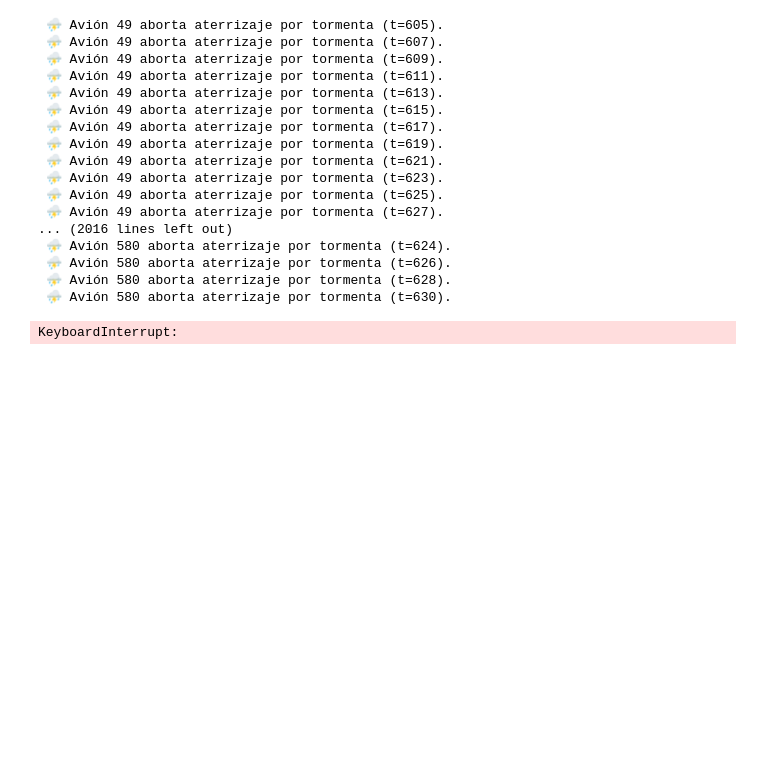
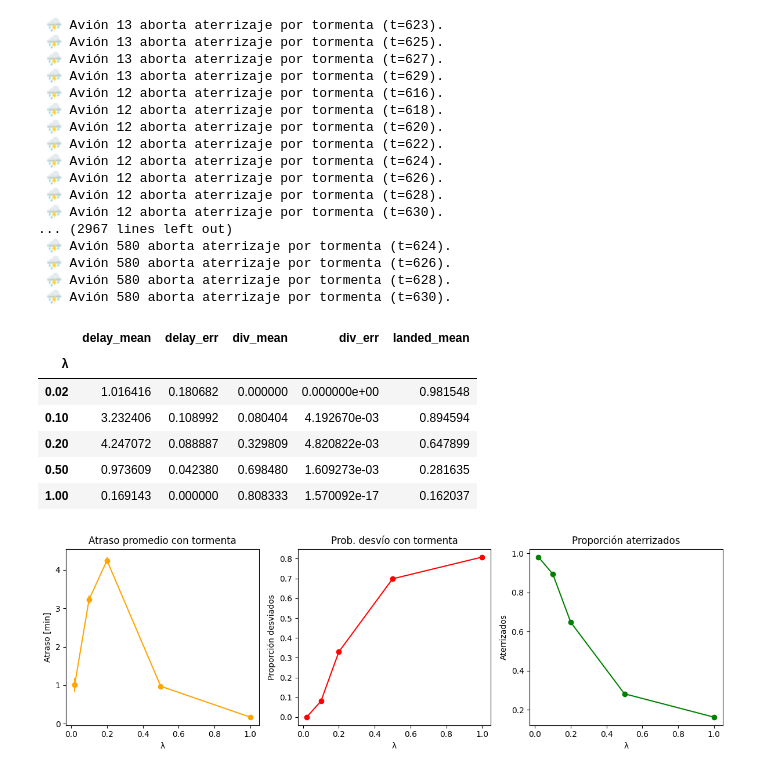
Before and after one commit to manumarlats408/TP1_ACN, a Jupyter notebook: ej6.ipynb, the cells around one changed output. Saved outputs shown, nothing was run; the diff lists cells and outputs as text; code cells hidden in the pictures; blank space fills up the shorter version.

```diff
--- a/ej6.ipynb
+++ b/ej6.ipynb
@@ -1,11 +1,36 @@
 # %%
-# ej6_tormenta.ipynb
+
 import numpy as np
 import matplotlib.pyplot as plt
 import seaborn as sns
 import pandas as pd
-from main2 import Simulador, SimuladorTormenta
+from main import SimuladorTormenta
 
+# ======================
+# Monte Carlo con tormenta
+# ======================
+def correr_montecarlo_tormenta(lam, n_rep=50, t_inicio=600, duracion=30):
+    atrasos, desviados, aterrizados = [], [], []
+    for rep in range(n_rep):
+        sim = SimuladorTormenta(seed=rep, t_inicio=t_inicio, duracion=duracion)
+        sim.simular_dia(lam)
+        avs = list(sim.aviones.values())
+
+        # atrasos
+        atrasos_rep = [a.retraso for a in avs if a.estado == "ATERRIZADO"]
+        atrasos.append(np.mean(atrasos_rep) if atrasos_rep else 0)
+
+        # proporción desviados
+        desviados.append(sum(1 for a in avs if a.estado == "DESVIADO") / max(1, len(avs)))
+
+        # proporción aterrizados
+        aterrizados.append(sum(1 for a in avs if a.estado == "ATERRIZADO") / max(1, len(avs)))
+
+    return {
+        "delay_mean": np.mean(atrasos), "delay_err": np.std(atrasos)/np.sqrt(n_rep),
+        "div_mean": np.mean(desviados), "div_err": np.std(desviados)/np.sqrt(n_rep),
+        "landed_mean": np.mean(aterrizados)
+    }
 
 # ======================
 # Experimentos
@@ -13,53 +38,58 @@ from main2 import Simulador, SimuladorTormenta
 LAMBDAS = [0.02, 0.1, 0.2, 0.5, 1.0]
 resultados = {lam: correr_montecarlo_tormenta(lam, n_rep=50) for lam in LAMBDAS}
 
-import pandas as pd
 df = pd.DataFrame(resultados).T
-df.index.name="λ"
+df.index.name = "λ"
 display(df)
-
 
 # ======================
 # Gráficos
 # ======================
 plt.figure(figsize=(12,4))
 
 # atrasos
 plt.subplot(1,3,1)
 plt.errorbar(df.index, df["delay_mean"], yerr=df["delay_err"], fmt="-o", color="orange")
 plt.title("Atraso promedio con tormenta")
 plt.xlabel("λ"); plt.ylabel("Atraso [min]")
 
 # desviados
 plt.subplot(1,3,2)
 plt.errorbar(df.index, df["div_mean"], yerr=df["div_err"], fmt="-o", color="red")
 plt.title("Prob. desvío con tormenta")
 plt.xlabel("λ"); plt.ylabel("Proporción desviados")
 
 # aterrizados
 plt.subplot(1,3,3)
 plt.plot(df.index, df["landed_mean"], "-o", color="green")
 plt.title("Proporción aterrizados")
 plt.xlabel("λ"); plt.ylabel("Aterrizados")
 
 plt.tight_layout()
 plt.show()
 # %% [output]
- ⛈️ Avión 49 aborta aterrizaje por tormenta (t=605).
- ⛈️ Avión 49 aborta aterrizaje por tormenta (t=607).
- ⛈️ Avión 49 aborta aterrizaje por tormenta (t=609).
- ⛈️ Avión 49 aborta aterrizaje por tormenta (t=611).
- ⛈️ Avión 49 aborta aterrizaje por tormenta (t=613).
- ⛈️ Avión 49 aborta aterrizaje por tormenta (t=615).
- ⛈️ Avión 49 aborta aterrizaje por tormenta (t=617).
- ⛈️ Avión 49 aborta aterrizaje por tormenta (t=619).
- ⛈️ Avión 49 aborta aterrizaje por tormenta (t=621).
- ⛈️ Avión 49 aborta aterrizaje por tormenta (t=623).
- ⛈️ Avión 49 aborta aterrizaje por tormenta (t=625).
- ⛈️ Avión 49 aborta aterrizaje por tormenta (t=627).
-... (2016 lines left out)
+ ⛈️ Avión 13 aborta aterrizaje por tormenta (t=623).
+ ⛈️ Avión 13 aborta aterrizaje por tormenta (t=625).
+ ⛈️ Avión 13 aborta aterrizaje por tormenta (t=627).
+ ⛈️ Avión 13 aborta aterrizaje por tormenta (t=629).
+ ⛈️ Avión 12 aborta aterrizaje por tormenta (t=616).
+ ⛈️ Avión 12 aborta aterrizaje por tormenta (t=618).
+ ⛈️ Avión 12 aborta aterrizaje por tormenta (t=620).
+ ⛈️ Avión 12 aborta aterrizaje por tormenta (t=622).
+ ⛈️ Avión 12 aborta aterrizaje por tormenta (t=624).
+ ⛈️ Avión 12 aborta aterrizaje por tormenta (t=626).
+ ⛈️ Avión 12 aborta aterrizaje por tormenta (t=628).
+ ⛈️ Avión 12 aborta aterrizaje por tormenta (t=630).
+... (2967 lines left out)
  ⛈️ Avión 580 aborta aterrizaje por tormenta (t=624).
  ⛈️ Avión 580 aborta aterrizaje por tormenta (t=626).
  ⛈️ Avión 580 aborta aterrizaje por tormenta (t=628).
  ⛈️ Avión 580 aborta aterrizaje por tormenta (t=630).
-KeyboardInterrupt:
+|  | delay_mean | delay_err | div_mean | div_err | landed_mean |
+| λ |  |  |  |  |  |
+| 0.02 | 1.016416 | 0.180682 | 0.000000 | 0.000000e+00 | 0.981548 |
+| 0.10 | 3.232406 | 0.108992 | 0.080404 | 4.192670e-03 | 0.894594 |
+| 0.20 | 4.247072 | 0.088887 | 0.329809 | 4.820822e-03 | 0.647899 |
+| 0.50 | 0.973609 | 0.042380 | 0.698480 | 1.609273e-03 | 0.281635 |
+| 1.00 | 0.169143 | 0.000000 | 0.808333 | 1.570092e-17 | 0.162037 |
+[figure, added]
```
Also changed, not shown: 2 other files.
